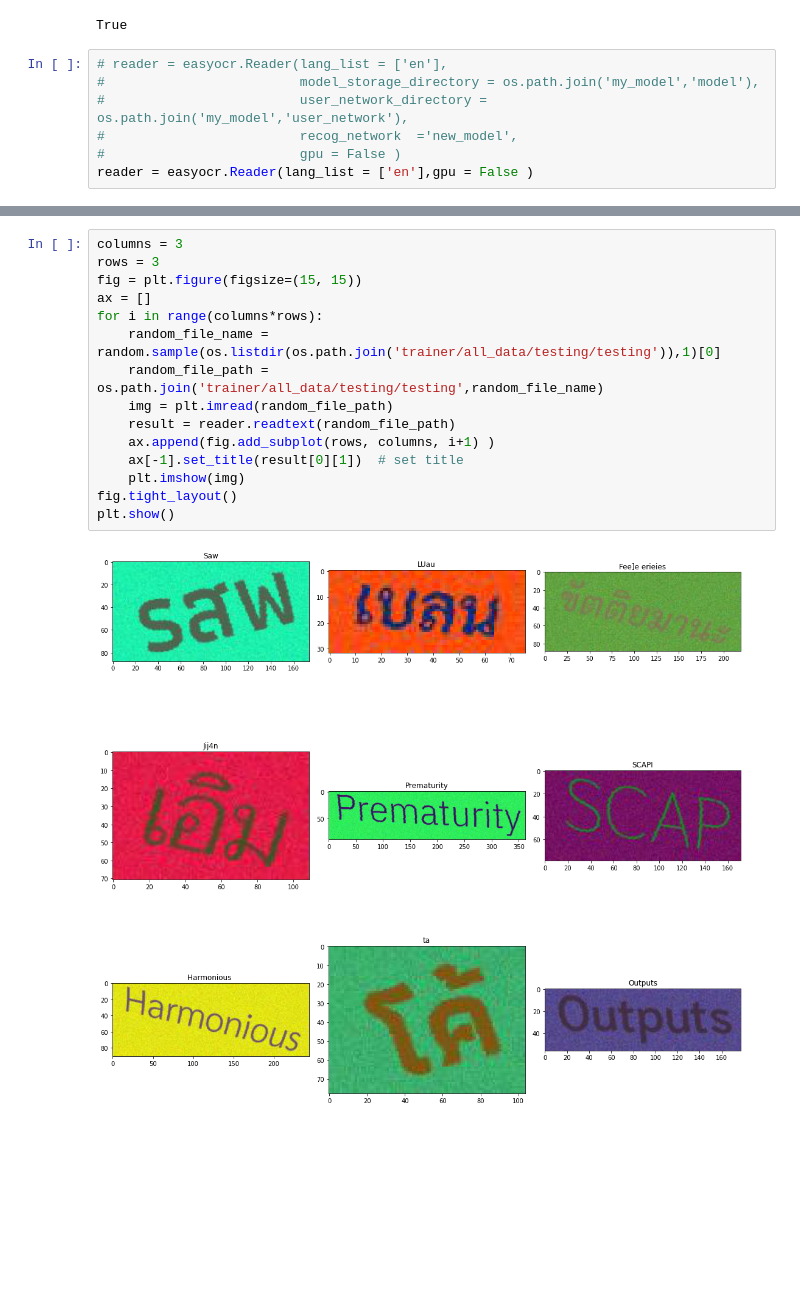
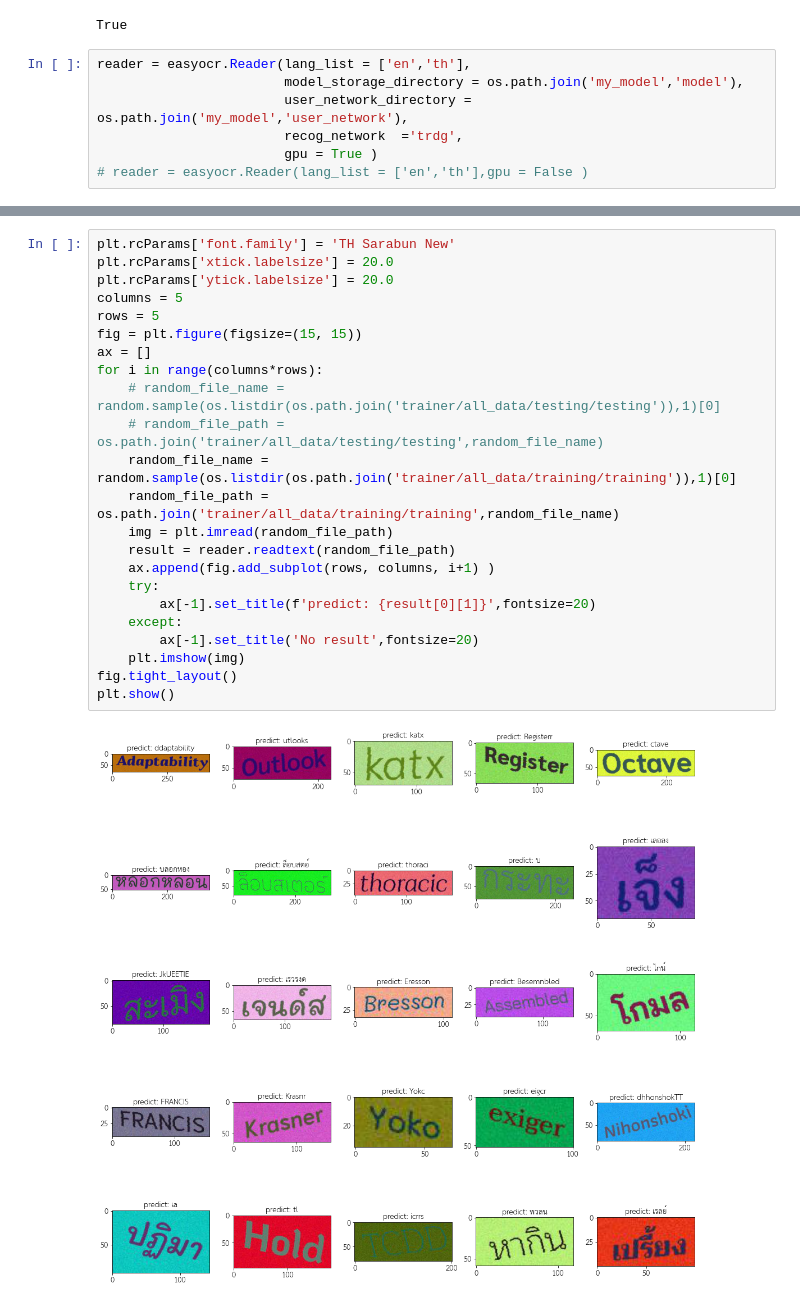
Before and after one commit to piyawat-at/EasyOCR, a Jupyter notebook: test_model.ipynb, the cells around one changed output, grey strips where cells are left out. Saved outputs shown, nothing was run; the diff lists cells and outputs as text; blank space fills up the shorter version.

```diff
--- a/test_model.ipynb
+++ b/test_model.ipynb
@@ -13,9 +12,9 @@ torch.cuda.is_available()
 # %% [output]
 True
 # %%
-# reader = easyocr.Reader(lang_list = ['en'],
-#                         model_storage_directory = os.path.join('my_model','model'),
-#                         user_network_directory = os.path.join('my_model','user_network'),
-#                         recog_network  ='new_model',
-#                         gpu = False )
-reader = easyocr.Reader(lang_list = ['en'],gpu = False )
+reader = easyocr.Reader(lang_list = ['en','th'],
+                        model_storage_directory = os.path.join('my_model','model'),
+                        user_network_directory = os.path.join('my_model','user_network'),
+                        recog_network  ='trdg',
+                        gpu = True )
+# reader = easyocr.Reader(lang_list = ['en','th'],gpu = False )
@@ -27,17 +21,25 @@ result = reader.readtext(image_path)
 # %%
-columns = 3
-rows = 3
+plt.rcParams['font.family'] = 'TH Sarabun New'
+plt.rcParams['xtick.labelsize'] = 20.0
+plt.rcParams['ytick.labelsize'] = 20.0
+columns = 5
+rows = 5
 fig = plt.figure(figsize=(15, 15))
 ax = []
 for i in range(columns*rows):
-    random_file_name = random.sample(os.listdir(os.path.join('trainer/all_data/testing/testing')),1)[0]
-    random_file_path = os.path.join('trainer/all_data/testing/testing',random_file_name)
+    # random_file_name = random.sample(os.listdir(os.path.join('trainer/all_data/testing/testing')),1)[0]
+    # random_file_path = os.path.join('trainer/all_data/testing/testing',random_file_name)
+    random_file_name = random.sample(os.listdir(os.path.join('trainer/all_data/training/training')),1)[0]
+    random_file_path = os.path.join('trainer/all_data/training/training',random_file_name)
     img = plt.imread(random_file_path)
     result = reader.readtext(random_file_path)
     ax.append(fig.add_subplot(rows, columns, i+1) )
-    ax[-1].set_title(result[0][1])  # set title
+    try:
+        ax[-1].set_title(f'predict: {result[0][1]}',fontsize=20)
+    except:
+        ax[-1].set_title('No result',fontsize=20)
     plt.imshow(img)
 fig.tight_layout()
 plt.show()
 # %% [output]
-[figure, old version]
+[figure, new version]
```
Also changed, not shown: parts of 4 cells of this notebook, 8 other files.
